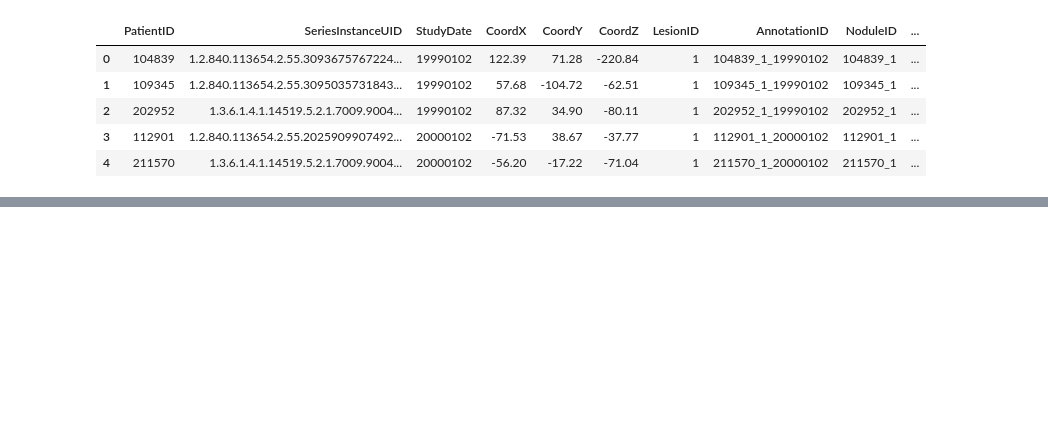
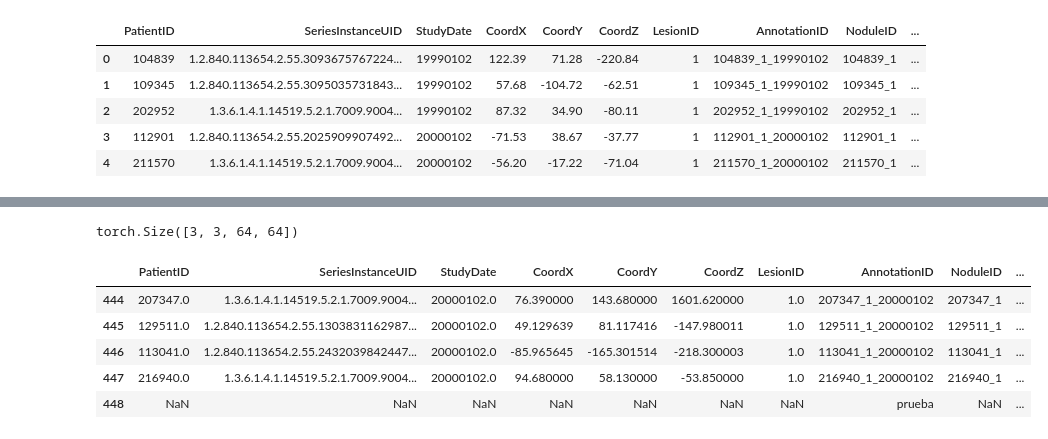
Before and after one commit to ChelsyMena/lung-nodule-classification, a Jupyter notebook: testing/data_augmentation.ipynb, the cells around one changed output, grey strips where cells are left out. Saved outputs shown, nothing was run; the diff lists cells and outputs as text; code cells hidden in the pictures; blank space fills up the shorter version.

```diff
--- a/testing/data_augmentation.ipynb
+++ b/testing/data_augmentation.ipynb
@@ -62,0 +111,5 @@ metadata
+# %%
+new_image = torch.stack([new_image, new_image, new_image],dim=0)
+new_image.shape
+# %% [output]
+torch.Size([3, 3, 64, 64])
@@ -62,0 +129,13 @@ metadata
+# %%
+train_ones = train_ones.append({
+			"AnnotationID": "prueba",
+			"label": 1,
+		}, ignore_index=True)
+train_ones.tail()
+# %% [output]
+|  | PatientID | SeriesInstanceUID | StudyDate | CoordX | CoordY | CoordZ | LesionID | AnnotationID | NoduleID | ... |
+| 444 | 207347.0 | 1.3.6.1.4.1.14519.5.2.1.7009.9004... | 20000102.0 | 76.390000 | 143.680000 | 1601.620000 | 1.0 | 207347_1_20000102 | 207347_1 | ... |
+| 445 | 129511.0 | 1.2.840.113654.2.55.1303831162987... | 20000102.0 | 49.129639 | 81.117416 | -147.980011 | 1.0 | 129511_1_20000102 | 129511_1 | ... |
+| 446 | 113041.0 | 1.2.840.113654.2.55.2432039842447... | 20000102.0 | -85.965645 | -165.301514 | -218.300003 | 1.0 | 113041_1_20000102 | 113041_1 | ... |
+| 447 | 216940.0 | 1.3.6.1.4.1.14519.5.2.1.7009.9004... | 20000102.0 | 94.680000 | 58.130000 | -53.850000 | 1.0 | 216940_1_20000102 | 216940_1 | ... |
+| 448 | NaN | NaN | NaN | NaN | NaN | NaN | NaN | prueba | NaN | ... |
```
Also changed, not shown: parts of 18 cells of this notebook, 2 other files.
